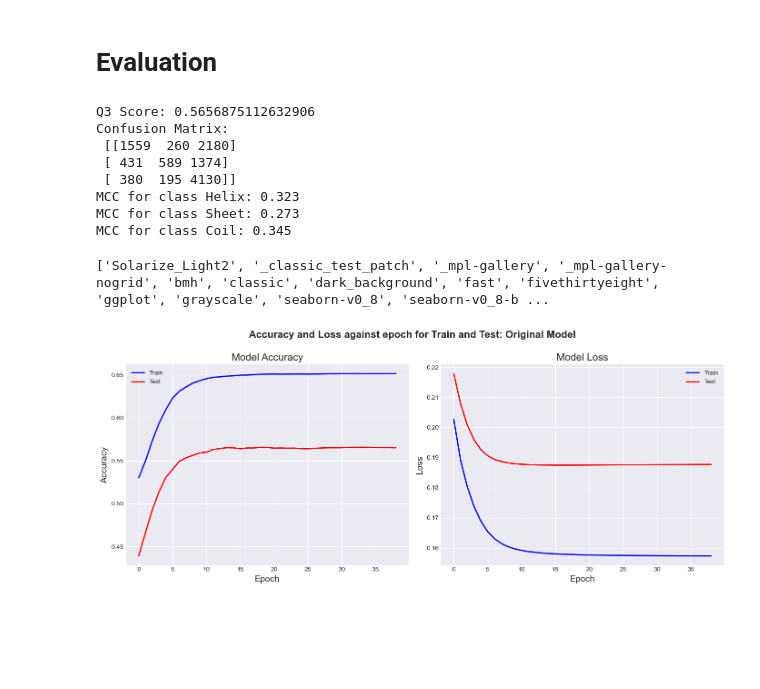
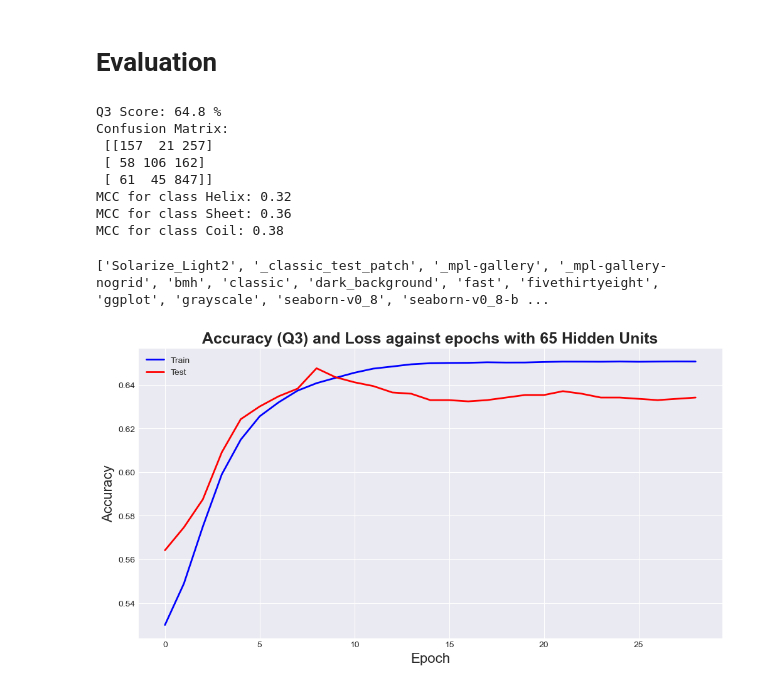
Before and after one commit to tee1g21/Computational-Biology-Coursework, a Jupyter notebook: augmentation_implementation.ipynb, the cells around one changed output. Cells and saved outputs as stored; diff of their text form; code cells hidden in the pictures; blank space fills up the shorter version.

```diff
--- a/augmentation_implementation.ipynb
+++ b/augmentation_implementation.ipynb
@@ -52,16 +46,19 @@ print(conservative_substitutions_blosum)
 # %%
 # Create conservative substitution dictionary based on a threshold
 def create_conservative_dict(matrix, threshold=1):
+    # Create a dictionary to store the conservative substitutions
     substitution_dict = {}
+    # Iterate over the rows of the matrix to find conservative substitutions
     for aa1 in matrix:
         substitution_dict[aa1] = [aa2 for aa2, score in matrix[aa1].items() if score >= threshold and aa1 != aa2]
     return substitution_dict
 
+# Create a conservative substitution dictionary based on BLOSUM62 matrix
 conservative_substitutions_blosum = create_conservative_dict(blosum62)
 
 # Function to apply conservative mutations
 def conservative_mutate_sequence(seq, substitution_dict, mutation_rate=0.05):
-    """Randomly mutate a sequence using conservative substitutions."""
+    # randomly mutate the sequence based on the substitution dictionary and mutation rate
     mutated_seq = list(seq)
     for i in range(len(seq)):
         if random.random() < mutation_rate:
@@ -69,15 +66,14 @@ def conservative_mutate_sequence(seq, substitution_dict, mutation_rate=0.05):
                 mutated_seq[i] = random.choice(substitution_dict[seq[i]])
     return ''.join(mutated_seq)
 
-# Function to generate augmented sequences
+# Generate augmented sequences by applying conservative mutations.
 def augment_sequences(sequences, substitution_dict, num_augmentations=3, mutation_rate=0.05):
-    """Generate augmented sequences by applying conservative mutations."""
     augmented_sequences = []
     for seq in sequences:
         augmented_sequences.append(seq)  # Include the original sequence
         for _ in range(num_augmentations):
-            mutated_seq = conservative_mutate_sequence(seq, substitution_dict, mutation_rate)
-            augmented_sequences.append(mutated_seq)
+            mutated_seq = conservative_mutate_sequence(seq, substitution_dict, mutation_rate) # Apply conservative mutations
+            augmented_sequences.append(mutated_seq) # Include the mutated sequence
     return augmented_sequences
 # %%
 # One-hot encoding function
@@ -140,18 +139,19 @@ def prepare_data(filepath, window_size=13, augment=False, num_augmentations=1, m
 
     return np.array(sequences), np.array(structures)
 # %%
+# Set random seed for reproducibility
 tf.keras.utils.set_random_seed(42)
 
 # Example paths, replace with your actual file paths
 train_path = 'Q_and_s_data/protein-secondary-structure.train.txt'
-#test_path = 'Q_and_s_data/protein-secondary-structure.test.txt'
-test_path = 'datasets/cb513.txt'
+test_path = 'Q_and_s_data/protein-secondary-structure.test.txt'
+#test_path = 'datasets/cb513.txt'
 
 
 # Prepare augmented training data
 x_train, y_train = prepare_data(train_path, augment=True, num_augmentations=10, mutation_rate=0.025)
 # Prepare test data without augmentation
-x_test, y_test = prepare_data(test_path, augment=False)
+x_test, y_test = prepare_data(test_path, augment=False, num_augmentations=0, mutation_rate=0.0)
 # %%
 print(x_train.shape, y_train.shape)
 print(x_test.shape, y_test.shape)
@@ -211,7 +214,7 @@ Epoch 39/100
 # %% [markdown]
 # Evaluation
 # %%
-from sklearn.metrics import accuracy_score, confusion_matrix, matthews_corrcoef
+# performance metrics
 
 # Convert probabilities to class labels
 y_true_labels = np.argmax(y_test, axis=1)
@@ -219,14 +222,13 @@ predicted_labels = np.argmax(final_pred, axis=1)
 
 # Calculate accuracy
 accuracy = accuracy_score(y_true_labels, predicted_labels)
-print("Q3 Score:", accuracy)
+print("Q3 Score:", round(accuracy * 100, 1), "%")
 
 # Calculate confusion matrix
 conf_matrix = confusion_matrix(y_true_labels, predicted_labels)
 print("Confusion Matrix:\n", conf_matrix)
 
 # Calculate Matthews Correlation Coefficient for each class
-# Calculate MCC for each class
 mcc_scores = []
 for i in range(3):  # 3 classes: Helix, Sheet, Coil
     # Create binary arrays for each class
@@ -239,60 +241,42 @@ for i in range(3):  # 3 classes: Helix, Sheet, Coil
     else:
         mcc = 0  # Not enough data to compute MCC or one class constant
     mcc_scores.append(mcc)
-    print(f"MCC for class {['Helix', 'Sheet', 'Coil'][i]}: {mcc:.3f}")
+    print(f"MCC for class {['Helix', 'Sheet', 'Coil'][i]}: {mcc:.2f}")
 # %% [output]
-Q3 Score: 0.5656875112632906
+Q3 Score: 64.8 %
 Confusion Matrix:
- [[1559  260 2180]
- [ 431  589 1374]
- [ 380  195 4130]]
-MCC for class Helix: 0.323
-MCC for class Sheet: 0.273
-MCC for class Coil: 0.345
+ [[157  21 257]
+ [ 58 106 162]
+ [ 61  45 847]]
+MCC for class Helix: 0.32
+MCC for class Sheet: 0.36
+MCC for class Coil: 0.38
 # %%
-import matplotlib.pyplot as plt
 print(plt.style.available)
-
 
 def plot_history(history):
  # Set the style
     plt.style.use('seaborn-v0_8-dark')  # Using a clean and professional style
 
     # Create figure and set size
-    plt.figure(figsize=(14, 6))
-    plt.suptitle('Accuracy and Loss against epoch for Train and Test: Original Model', fontsize=16, fontweight='bold', y=0.95)
+    plt.figure(figsize=(12, 6))
 
     # Plot training & validation accuracy
-    plt.subplot(1, 2, 1)
     plt.plot(history.history['accuracy'], linestyle='-', color='blue', linewidth=2)
     plt.plot(history.history['val_accuracy'], linestyle='-', color='red', linewidth=2)
-    plt.title('Model Accuracy', fontsize=16)
-    plt.ylabel('Accuracy', fontsize=14)
-    plt.xlabel('Epoch', fontsize=14)
+    plt.title('Accuracy (Q3) and Loss against epochs with 65 Hidden Units', fontsize=18, fontweight='bold')
+    plt.ylabel('Accuracy', fontsize=16)
+    plt.xlabel('Epoch', fontsize=16)
     plt.legend(['Train', 'Test'], loc='upper left')
     plt.grid(True)
 
-    # Plot training & validation loss
-    plt.subplot(1, 2, 2)
-    plt.plot(history.history['loss'], linestyle='-', color='blue', linewidth=2)
-    plt.plot(history.history['val_loss'], linestyle='-', color='red', linewidth=2)
-    plt.title('Model Loss', fontsize=16)
-    plt.ylabel('Loss', fontsize=14)
-    plt.xlabel('Epoch', fontsize=14)
-    plt.legend(['Train', 'Test'], loc='upper right')
-    plt.grid(True)
-
-    # Adjust layout
-    plt.tight_layout(rect=[0, 0, 1, 0.95])  # Adjust the bottom rect to reduce the space
-
     # save the plot
-    #plt.savefig('figures/original_model_accuracy_loss.png',dpi=300, bbox_inches='tight')
+    #plt.savefig('figures/original_model_accuracy_65_units.png',dpi=300, bbox_inches='tight')
 
     # Show the plot
     plt.show()
 
-plot_history(history)  # Plot for the first model
-#plot_history(history_second)
+plot_history(history)
 # %% [output]
 ['Solarize_Light2', '_classic_test_patch', '_mpl-gallery', '_mpl-gallery-nogrid', 'bmh', 'classic', 'dark_background', 'fast', 'fivethirtyeight', 'ggplot', 'grayscale', 'seaborn-v0_8', 'seaborn-v0_8-b ...
-[figure, old version]
+[figure, new version]
```
Also changed, not shown: parts of 6 cells of this notebook, 5 other files.
